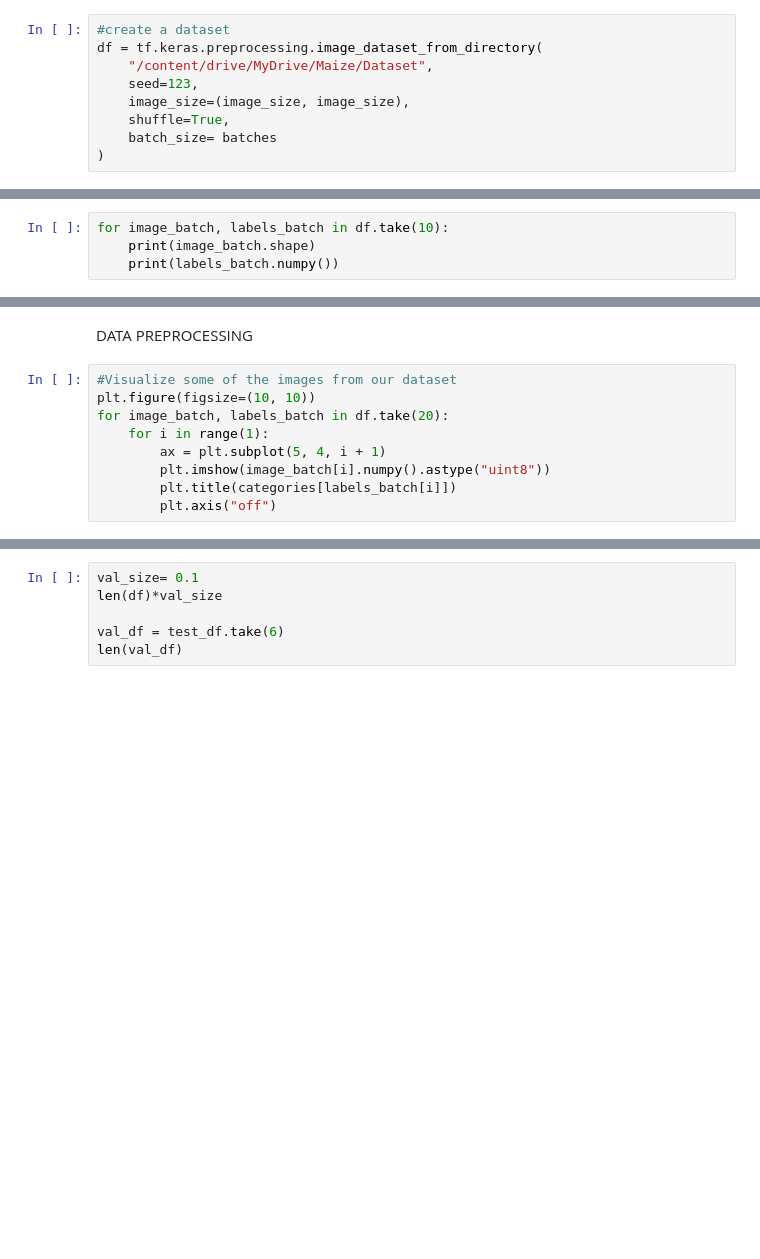
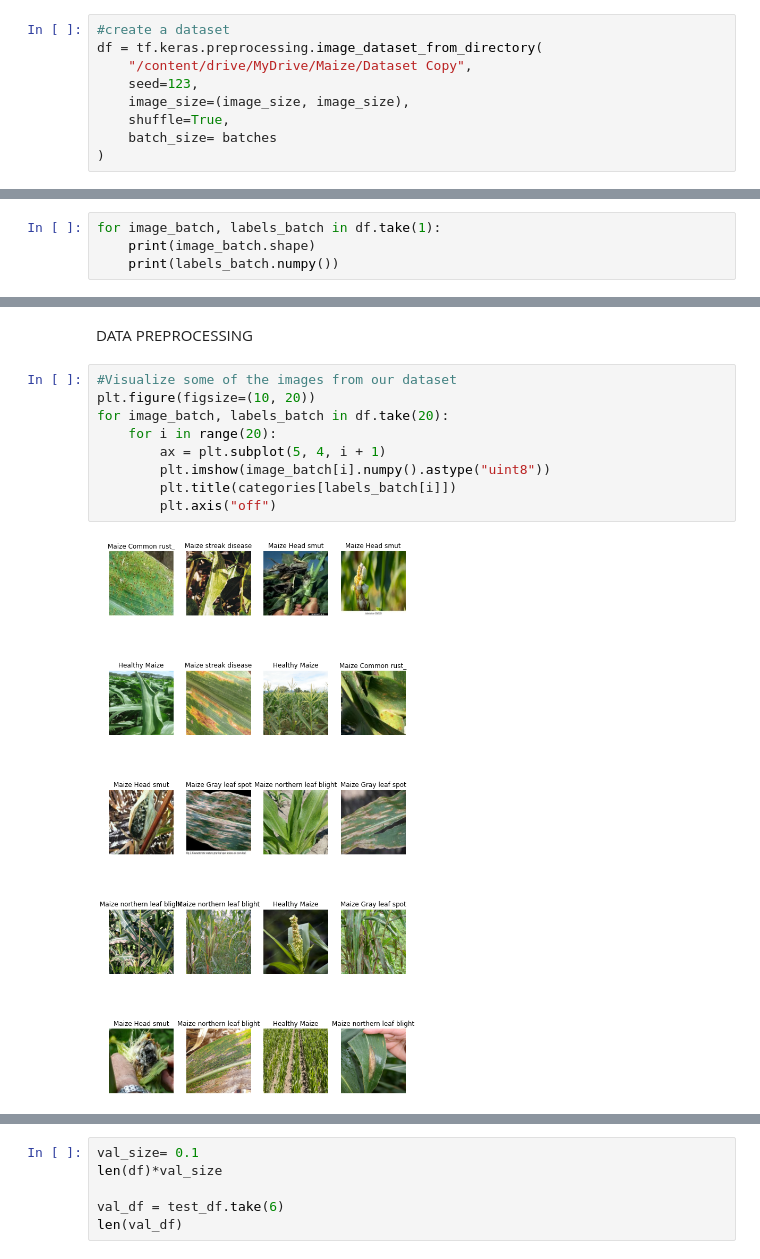
Before and after one commit to muthonioprah/Maize-Crop-Disease-Detection-Using-Machine-Learning-and-Computer-Vision, a Jupyter notebook: Crop_Disease_Detection_Using_Machine_Learning_and_Computer_Vision.ipynb, the cells around one changed output, grey strips where cells are left out. Drawn from its saved outputs; the diff is of its cells as text; blank space fills up the shorter version.

```diff
--- a/Crop_Disease_Detection_Using_Machine_Learning_and_Computer_Vision.ipynb
+++ b/Crop_Disease_Detection_Using_Machine_Learning_and_Computer_Vision.ipynb
@@ -42,7 +45,7 @@ epochs=80
 # %%
 #create a dataset
 df = tf.keras.preprocessing.image_dataset_from_directory(
-    "/content/drive/MyDrive/Maize/Dataset",
+    "/content/drive/MyDrive/Maize/Dataset Copy",
     seed=123,
     image_size=(image_size, image_size),
     shuffle=True,
@@ -64,4 +115,4 @@ categories
 # %%
-for image_batch, labels_batch in df.take(10):
+for image_batch, labels_batch in df.take(1):
     print(image_batch.shape)
     print(labels_batch.numpy())
@@ -69,12 +129,14 @@ for image_batch, labels_batch in df.take(10):
 DATA PREPROCESSING
 # %%
 #Visualize some of the images from our dataset
-plt.figure(figsize=(10, 10))
+plt.figure(figsize=(10, 20))
 for image_batch, labels_batch in df.take(20):
-    for i in range(1):
+    for i in range(20):
         ax = plt.subplot(5, 4, i + 1)
         plt.imshow(image_batch[i].numpy().astype("uint8"))
         plt.title(categories[labels_batch[i]])
         plt.axis("off")
+# %% [output]
+[figure, added]
 # %%
 #checking dataset length
```
Also changed, not shown: parts of 9 cells of this notebook.
